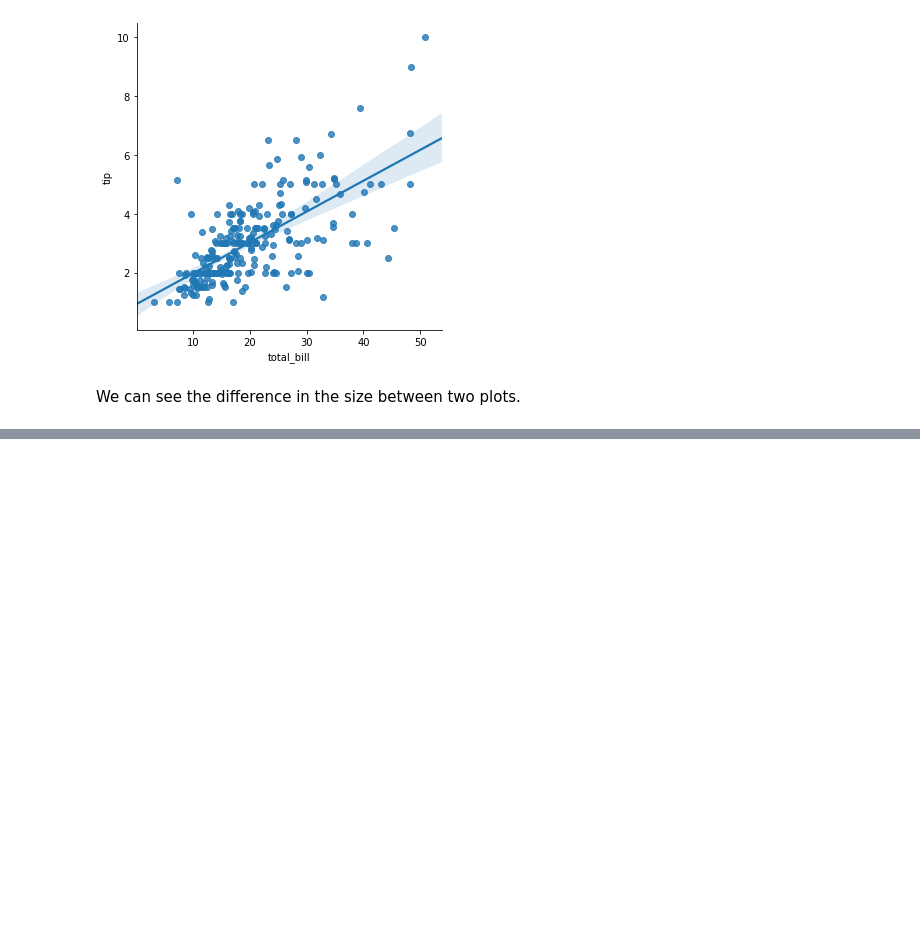
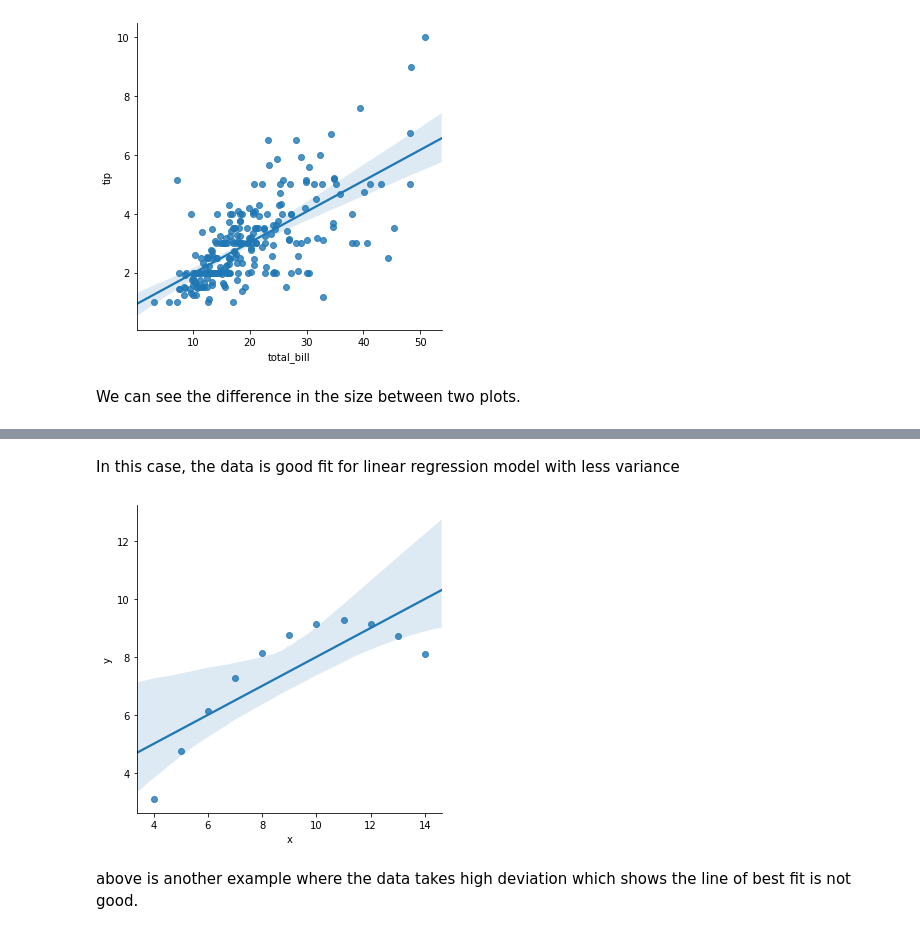
Before and after one commit to MrRaghav/DataScience, a Jupyter notebook: seaborn/Linear Relationships.ipynb, the cells around one changed output, grey strips where cells are left out. Saved outputs shown, nothing was run; the diff lists cells and outputs as text; code cells hidden in the pictures; blank space fills up the shorter version.

```diff
--- a/seaborn/Linear Relationships.ipynb
+++ b/seaborn/Linear Relationships.ipynb
@@ -29,0 +58,9 @@ We can see the difference in the size between two plots.
+# %% [markdown]
+In this case, the data is good fit for linear regression model with less variance
+# %%
+sb.lmplot(x = "x", y = "y", data = df.query("dataset == 'II'"))
+plt.show()
+# %% [output]
+[figure, added]
+# %% [markdown]
+above is another example where the data takes high deviation which shows the line of best fit is not good.
```
Also changed, not shown: parts of 6 cells of this notebook.
